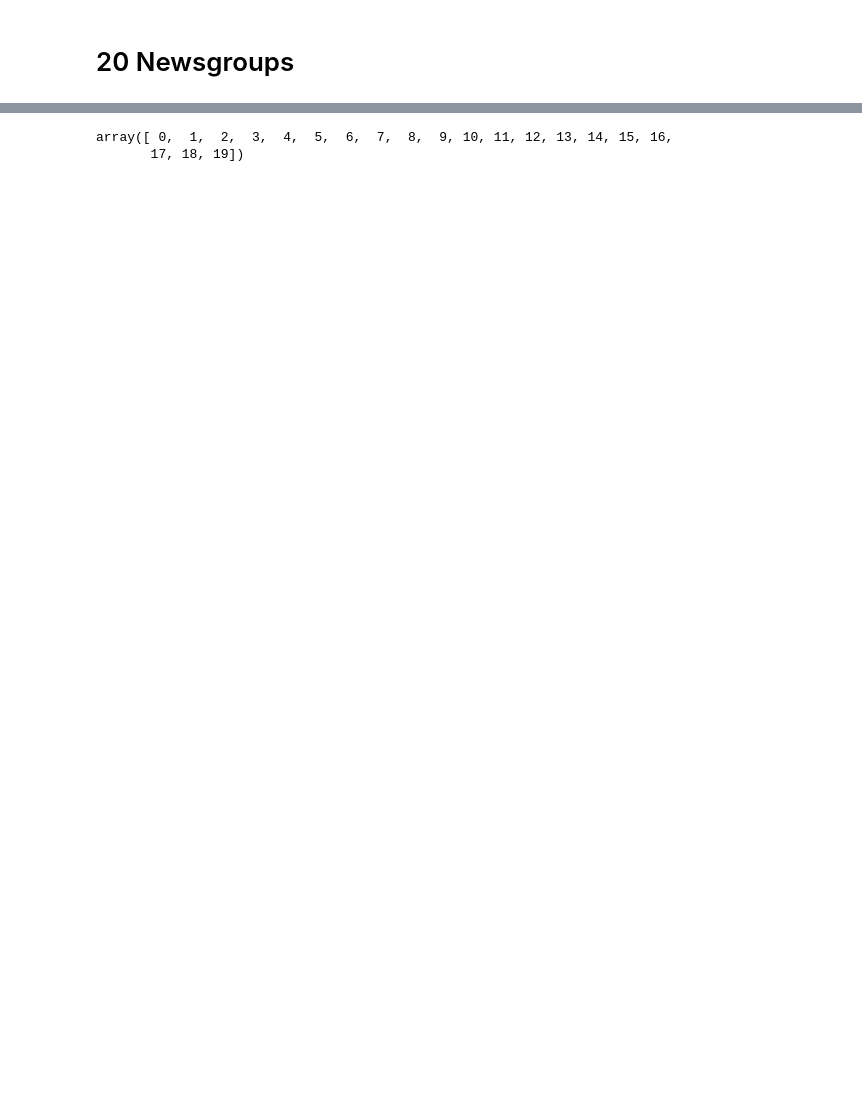
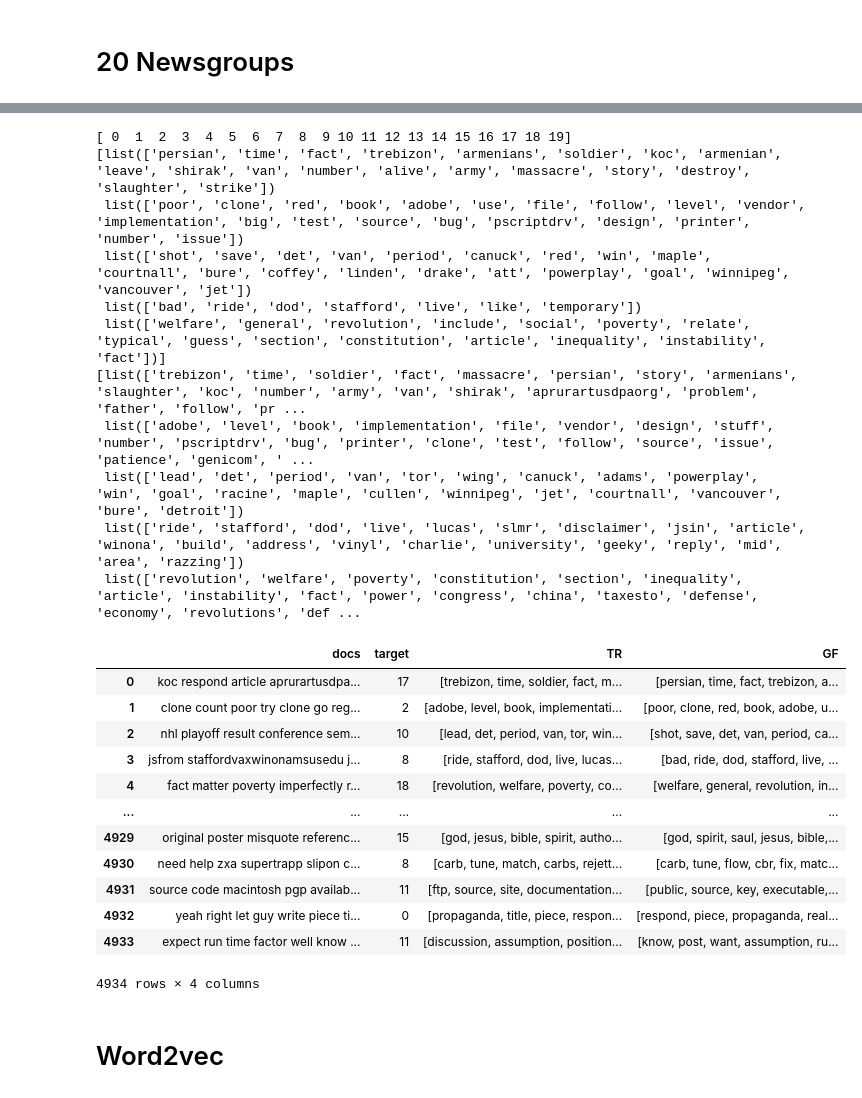
Before and after one commit to jhermosillo/keyword_extraction, a Jupyter notebook: API_TextRank_GFractal.ipynb, the cells around one changed output, grey strips where cells are left out. Saved outputs shown, nothing was run; the diff lists cells and outputs as text; code cells hidden in the pictures; blank space fills up the shorter version.

```diff
--- a/API_TextRank_GFractal.ipynb
+++ b/API_TextRank_GFractal.ipynb
@@ -421,24 +427,29 @@ dftr
 # %% [markdown]
 # 20 Newsgroups
 # %%
-def clean_text(r,remove_STW=True):
-  def check_STW(palabras):
-    texto = [w for w in palabras \
-             if not w in STOP_WORDS and len(w)>2]
-    return texto
-  r1=r.cadena.str.translate(\
+def preprocess_text(r,remove_STW=True,lemmatize=False):
+    def check_STW(palabras):
+        texto = [w for w in palabras \
+                 if not w in STOP_WORDS and len(w)>2]
+        return texto
+    r1=r.cadena.str.translate(\
           str.maketrans('','',string.digits))\
           .str.translate(\
           str.maketrans('','',string.punctuation))\
           .str.replace('«','', regex=True)\
           .str.replace('»','', regex=True).str.replace('(','', regex=True)\
           .str.replace('\n',' ', regex=True)\
-          .str.replace(')','', regex=True).str.strip()
-  if remove_STW:
-    r1=r1.to_frame().applymap(lambda x : x.split()).applymap(check_STW).applymap(lambda x: ' '.join(x))
-  r.cadena = r1
-  r=r.rename(columns={'cadena':'docs'})
-  return r
+          .str.replace(')','', regex=True).str.strip().str.lower()
+    if remove_STW:
+        r1=r1.to_frame().applymap(lambda x : x.split()).applymap(check_STW).applymap(lambda x: ' '.join(x))
+    if lemmatize:
+        if isinstance(r1, pd.DataFrame):
+            r1=r1.applymap(lambda x : nlp(x)).applymap(lambda x: ' '.join([token.lemma_ for token in x]))
+        else:
+            r1=r1.to_frame().applymap(lambda x : nlp(x)).applymap(lambda x: ' '.join([token.lemma_ for token in x]))
+    r.cadena = r1
+    r=r.rename(columns={'cadena':'docs'})
+    return r
 # %%
 from sklearn.datasets import fetch_20newsgroups
 newsgroups_train = fetch_20newsgroups(subset='train',remove=('headers', 'footers', 'quotes'))
@@ -504,6 +511,32 @@ NameError: ignored
-# %%
-np.unique(newsgroups_train_data.target)
-# %% [output]
-array([ 0,  1,  2,  3,  4,  5,  6,  7,  8,  9, 10, 11, 12, 13, 14, 15, 16,
-       17, 18, 19])
+# %%
+print(np.unique(newsgroups_train_data.target))
+print(newsgroups_train_data.GF.values[:5])
+print(newsgroups_train_data.TR.values[:5])
+df = newsgroups_train_data.copy()
+df
+# %% [output]
+[ 0  1  2  3  4  5  6  7  8  9 10 11 12 13 14 15 16 17 18 19]
+[list(['persian', 'time', 'fact', 'trebizon', 'armenians', 'soldier', 'koc', 'armenian', 'leave', 'shirak', 'van', 'number', 'alive', 'army', 'massacre', 'story', 'destroy', 'slaughter', 'strike'])
+ list(['poor', 'clone', 'red', 'book', 'adobe', 'use', 'file', 'follow', 'level', 'vendor', 'implementation', 'big', 'test', 'source', 'bug', 'pscriptdrv', 'design', 'printer', 'number', 'issue'])
+ list(['shot', 'save', 'det', 'van', 'period', 'canuck', 'red', 'win', 'maple', 'courtnall', 'bure', 'coffey', 'linden', 'drake', 'att', 'powerplay', 'goal', 'winnipeg', 'vancouver', 'jet'])
+ list(['bad', 'ride', 'dod', 'stafford', 'live', 'like', 'temporary'])
+ list(['welfare', 'general', 'revolution', 'include', 'social', 'poverty', 'relate', 'typical', 'guess', 'section', 'constitution', 'article', 'inequality', 'instability', 'fact'])]
+[list(['trebizon', 'time', 'soldier', 'fact', 'massacre', 'persian', 'story', 'armenians', 'slaughter', 'koc', 'number', 'army', 'van', 'shirak', 'aprurartusdpaorg', 'problem', 'father', 'follow', 'pr ...
+ list(['adobe', 'level', 'book', 'implementation', 'file', 'vendor', 'design', 'stuff', 'number', 'pscriptdrv', 'bug', 'printer', 'clone', 'test', 'follow', 'source', 'issue', 'patience', 'genicom', ' ...
+ list(['lead', 'det', 'period', 'van', 'tor', 'wing', 'canuck', 'adams', 'powerplay', 'win', 'goal', 'racine', 'maple', 'cullen', 'winnipeg', 'jet', 'courtnall', 'vancouver', 'bure', 'detroit'])
+ list(['ride', 'stafford', 'dod', 'live', 'lucas', 'slmr', 'disclaimer', 'jsin', 'article', 'winona', 'build', 'address', 'vinyl', 'charlie', 'university', 'geeky', 'reply', 'mid', 'area', 'razzing'])
+ list(['revolution', 'welfare', 'poverty', 'constitution', 'section', 'inequality', 'article', 'instability', 'fact', 'power', 'congress', 'china', 'taxesto', 'defense', 'economy', 'revolutions', 'def ...
+|  | docs | target | TR | GF |
+| 0 | koc respond article aprurartusdpa... | 17 | [trebizon, time, soldier, fact, m... | [persian, time, fact, trebizon, a... |
+| 1 | clone count poor try clone go reg... | 2 | [adobe, level, book, implementati... | [poor, clone, red, book, adobe, u... |
+| 2 | nhl playoff result conference sem... | 10 | [lead, det, period, van, tor, win... | [shot, save, det, van, period, ca... |
+| 3 | jsfrom staffordvaxwinonamsusedu j... | 8 | [ride, stafford, dod, live, lucas... | [bad, ride, dod, stafford, live, ... |
+| 4 | fact matter poverty imperfectly r... | 18 | [revolution, welfare, poverty, co... | [welfare, general, revolution, in... |
+| ... | ... | ... | ... | ... |
+| 4929 | original poster misquote referenc... | 15 | [god, jesus, bible, spirit, autho... | [god, spirit, saul, jesus, bible,... |
+| 4930 | need help zxa supertrapp slipon c... | 8 | [carb, tune, match, carbs, rejett... | [carb, tune, flow, cbr, fix, matc... |
+| 4931 | source code macintosh pgp availab... | 11 | [ftp, source, site, documentation... | [public, source, key, executable,... |
+| 4932 | yeah right let guy write piece ti... | 0 | [propaganda, title, piece, respon... | [respond, piece, propaganda, real... |
+| 4933 | expect run time factor well know ... | 11 | [discussion, assumption, position... | [know, post, want, assumption, ru... |
+4934 rows × 4 columns
 # %%
@@ -510,0 +544,2 @@ newsgroups_train_data.to_csv('newsgroups_train_data.csv')
+# %% [markdown]
+# Word2vec
```
Also changed, not shown: parts of 30 cells of this notebook, 12 other files.
